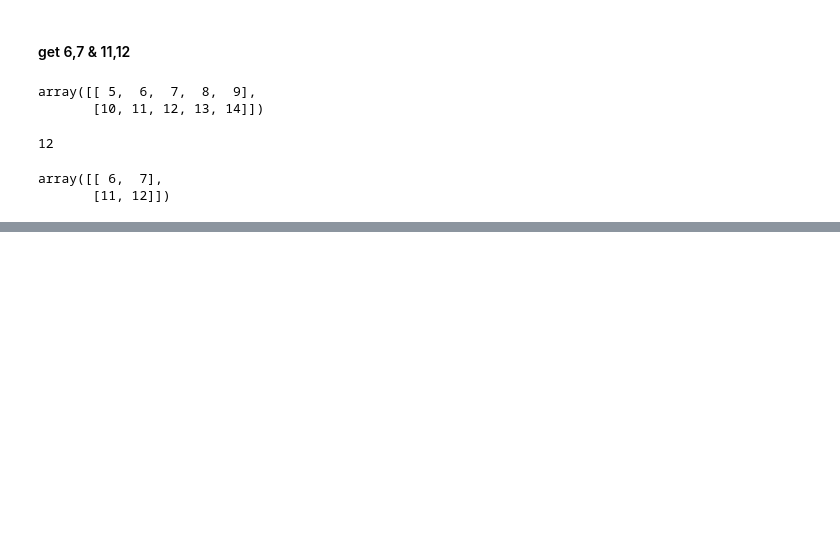
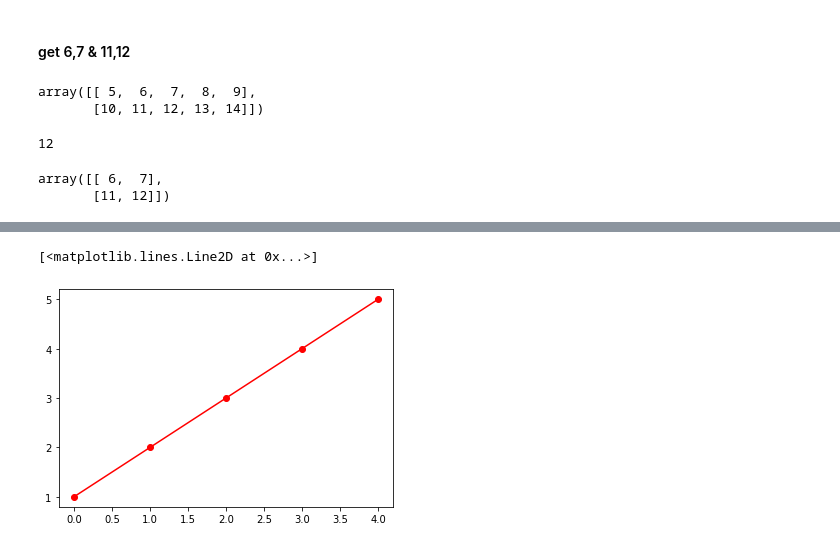
Before and after one commit to liangming1225/pythonclass, a Jupyter notebook: python20220829.ipynb, the cells around one changed output, grey strips where cells are left out. Drawn from its saved outputs; the diff is of its cells as text; code cells hidden in the pictures; blank space fills up the shorter version.

```diff
--- a/python20220829.ipynb
+++ b/python20220829.ipynb
@@ -708,0 +743,5 @@ array([[ 6,  7],
+# %%
+plt.plot(x, 'ro-')
+# %% [output]
+[<matplotlib.lines.Line2D at 0x...>]
+[figure, added]
```
Also changed, not shown: parts of 15 cells of this notebook.
